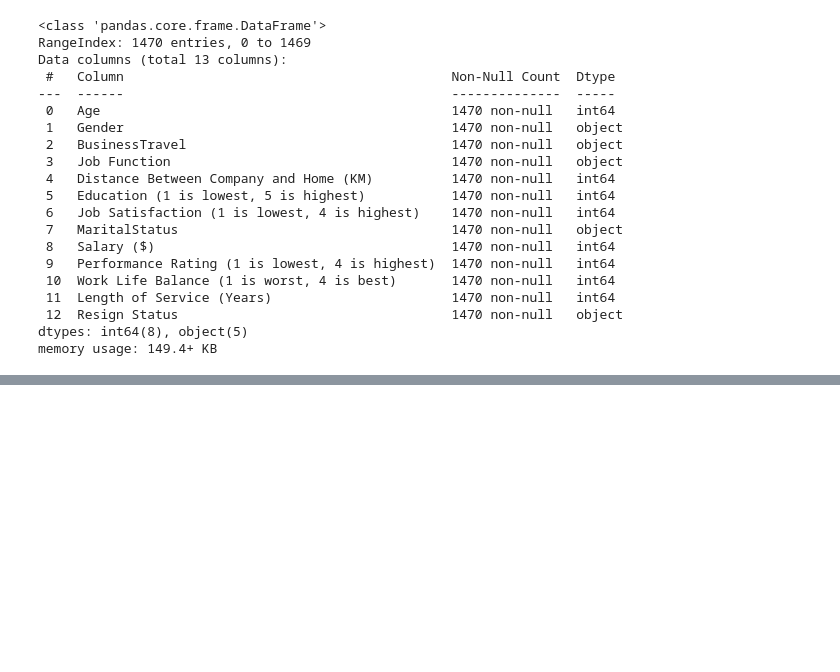
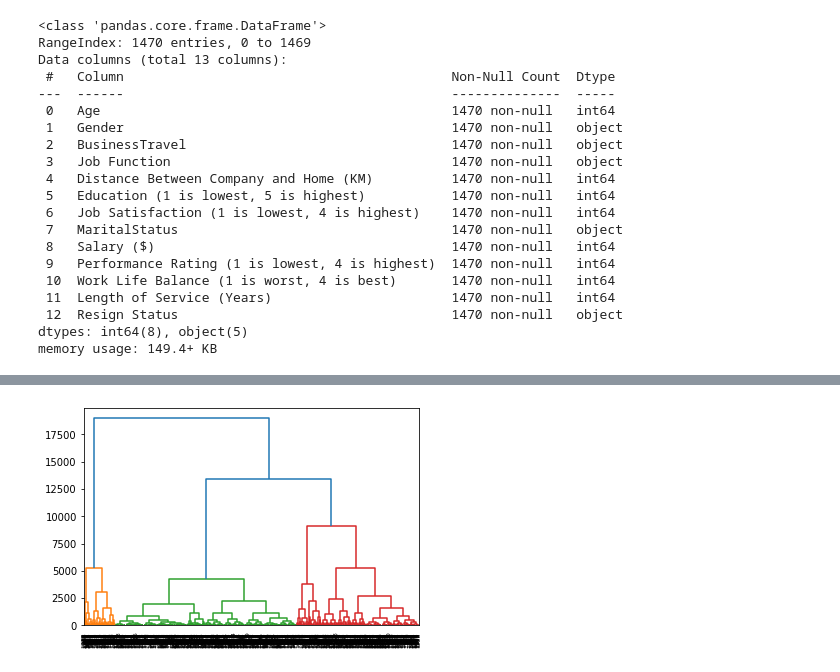
Before and after one commit to JoelPoah/AIMLCA2, a Jupyter notebook: Clustering_PartB/clustering.ipynb, the cells around one changed output, grey strips where cells are left out. Saved outputs shown, nothing was run; the diff lists cells and outputs as text; code cells hidden in the pictures; blank space fills up the shorter version.

```diff
--- a/Clustering_PartB/clustering.ipynb
+++ b/Clustering_PartB/clustering.ipynb
@@ -41,0 +73,6 @@ memory usage: 149.4+ KB
+# %%
+# get columns 0 ,4,5,6,8,9,10,11
+num = cluster.iloc[:,4:7]
+num2= cluster.iloc[:,8:11]
+num =pd.concat([num,num2],axis=1)
+num
@@ -41,0 +113,16 @@ memory usage: 149.4+ KB
+# %%
+# Perform the necessary imports
+from scipy.cluster.hierarchy import linkage, dendrogram
+import matplotlib.pyplot as plt
+
+# Calculate the linkage: mergings
+mergings = linkage(num,method='complete')
+
+# Plot the dendrogram
+dendrogram(mergings,
+           leaf_rotation=90,
+           leaf_font_size=6,
+)
+plt.show()
+# %% [output]
+[figure, added]
```
Also changed, not shown: parts of 8 cells of this notebook, 3 other files.
